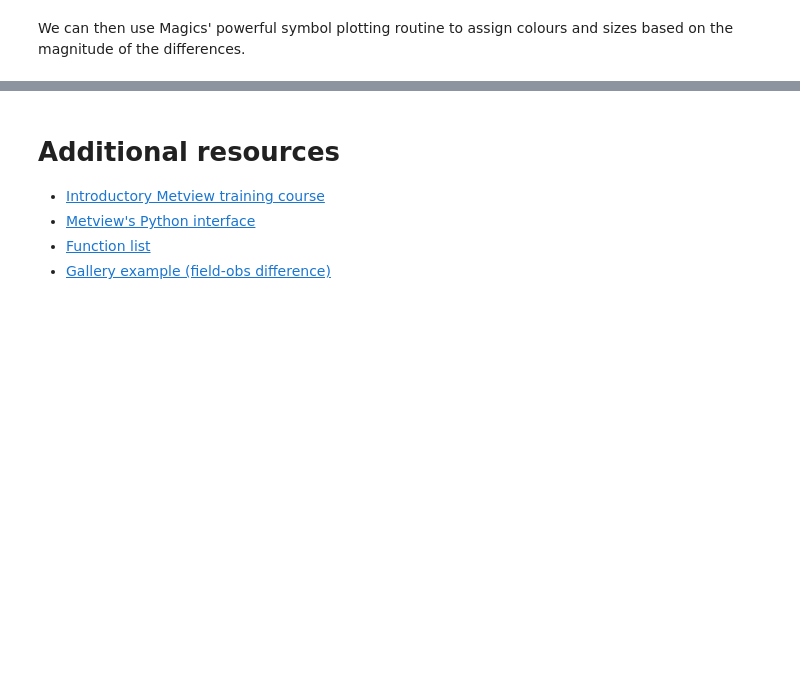
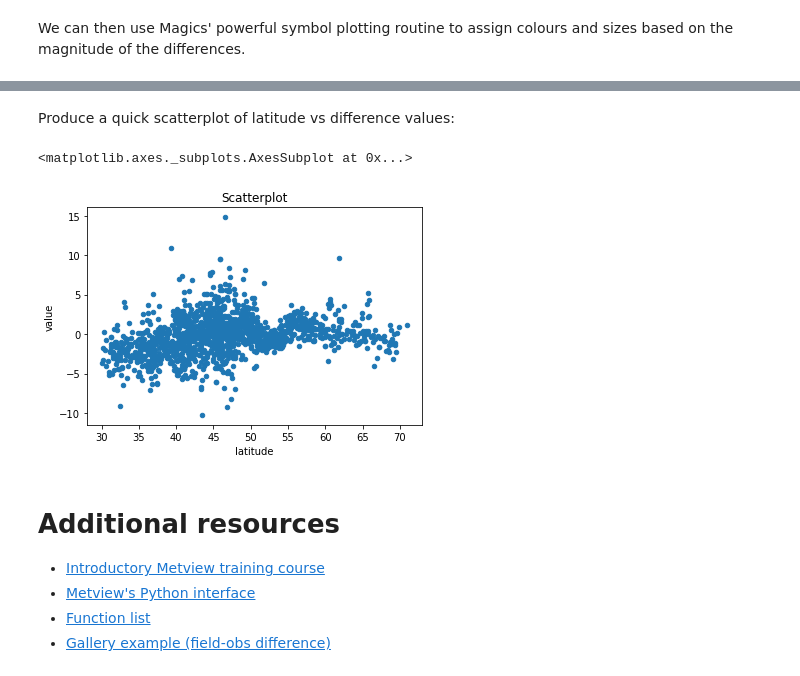
Before and after one commit to ecmwf/metview-python, a Jupyter notebook: examples/field_obs_difference.ipynb, the cells around one changed output, grey strips where cells are left out. Cells and saved outputs as stored; diff of their text form; code cells hidden in the pictures; blank space fills up the shorter version.

```diff
--- a/examples/field_obs_difference.ipynb
+++ b/examples/field_obs_difference.ipynb
@@ -68,0 +110,2 @@ mv.plot(area_view, diff, diff_symb)
+# %%
+df = diff.to_dataframe()
@@ -69,3 +140,10 @@ mv.plot(area_view, diff, diff_symb)
+# %% [markdown]
+Produce a quick scatterplot of latitude vs difference values:
+# %%
+df.plot.scatter(x='latitude', y='value', title='Scatterplot')
+# %% [output]
+<matplotlib.axes._subplots.AxesSubplot at 0x...>
+[figure, added]
 # %% [markdown]
 # Additional resources
 
```
Also changed, not shown: parts of 29 cells of this notebook, 2 other files.
